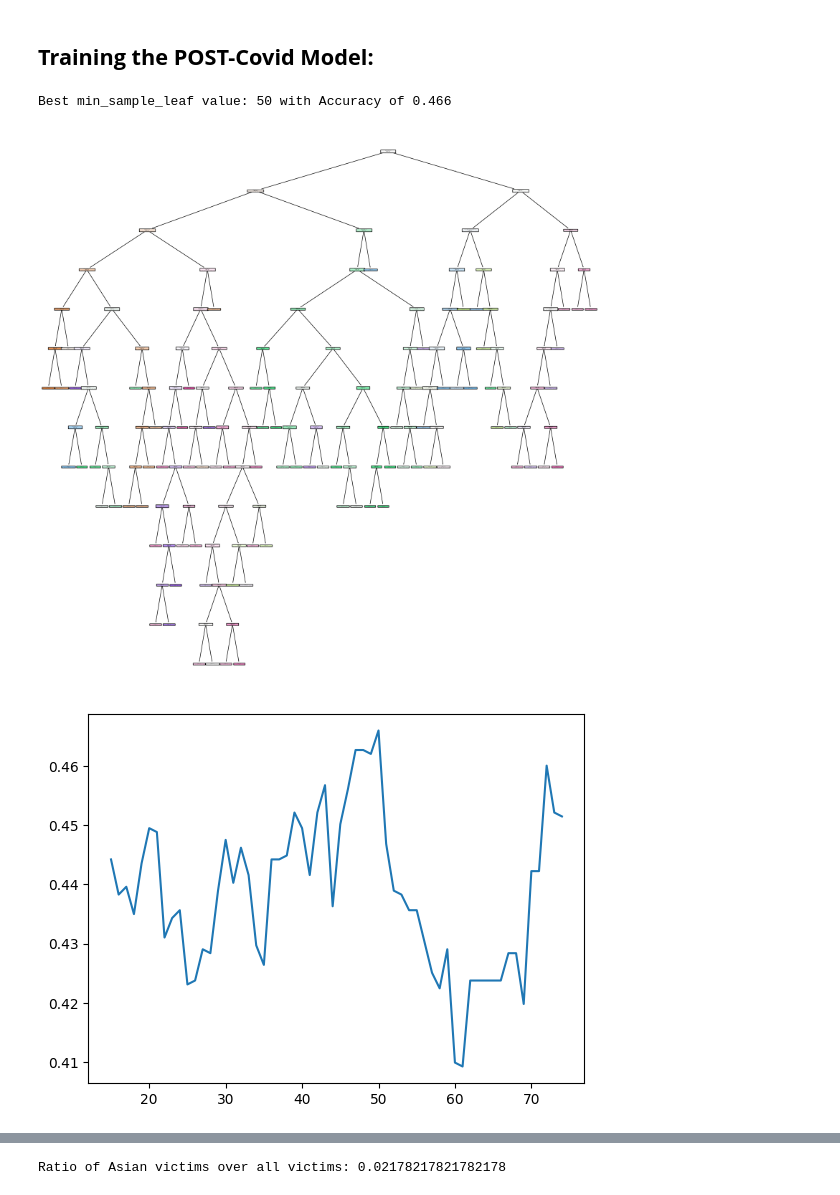
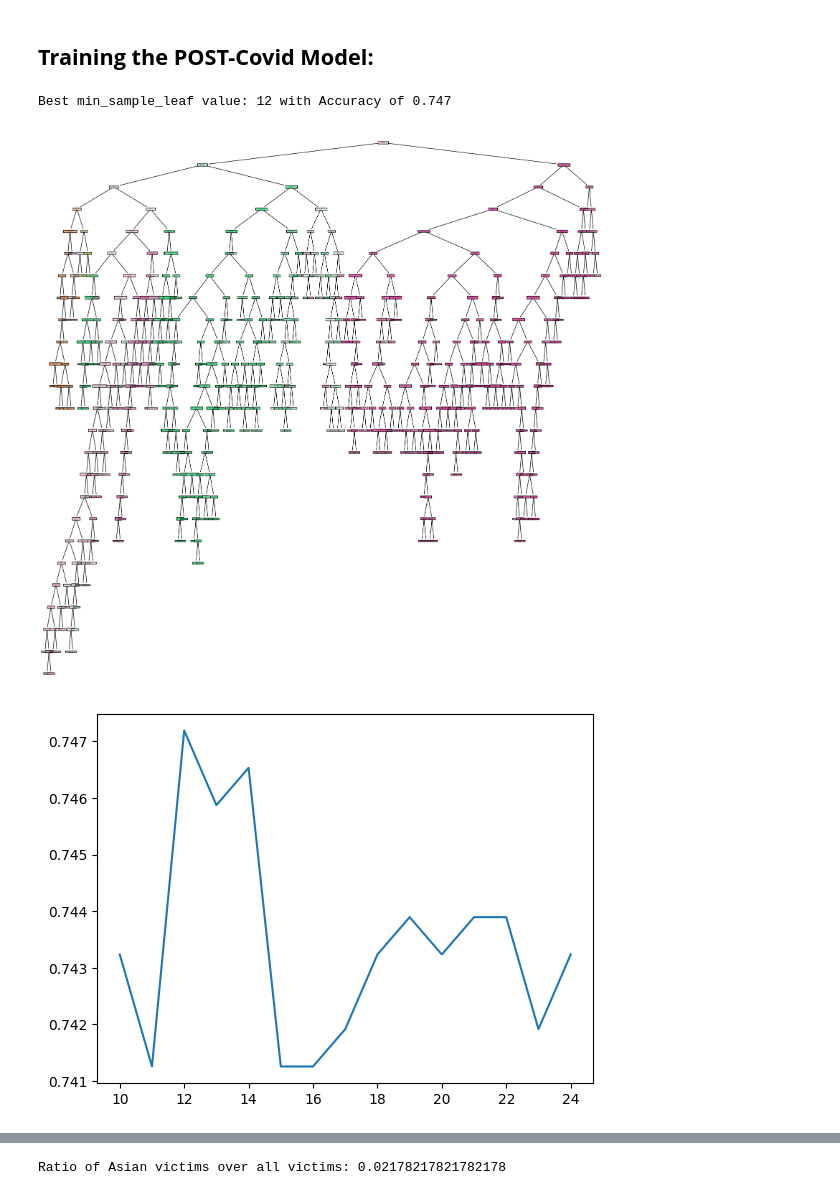
Before and after one commit to RyanErm/mlproject, a Jupyter notebook: Model.ipynb, the cells around one changed output, grey strips where cells are left out. Drawn from its saved outputs; the diff is of its cells as text; code cells hidden in the pictures.

```diff
--- a/Model.ipynb
+++ b/Model.ipynb
@@ -142,10 +142,10 @@ from sklearn.metrics import accuracy_score
 
 
 acc_list = []
-leaf_values = list(range(10, 75))
+leaf_values = list(range(10, 25))
 
 for leaf in leaf_values:
-    model = DecisionTreeClassifier(min_samples_leaf=leaf, random_state=42, class_weight='balanced')
+    model = DecisionTreeClassifier(min_samples_leaf=leaf, random_state=440)
     model.fit(X_train_pre, Y_train_pre)
     y_hat = model.predict(X_test_post)
     acc = accuracy_score(Y_test_post, y_hat)
@@ -155,7 +155,7 @@ best_leaf = leaf_values[acc_list.index(max(acc_list))]
 best_acc = max(acc_list)
 
 
-model = DecisionTreeClassifier(min_samples_leaf=best_leaf, random_state=42, class_weight='balanced')
+model = DecisionTreeClassifier(min_samples_leaf=best_leaf, random_state=440)
 model.fit(X_train_pre, Y_train_pre)
 y_hat = model.predict(X_test_post)
 
@@ -352,43 +351,43 @@ from sklearn.metrics import accuracy_score
 
 
 
 from sklearn.metrics import accuracy_score
 
 acc_list_post = []
-leaf_values = list(range(15, 75))
+leaf_values = list(range(10, 25))
 
 for leaf in leaf_values:
-    model_post = DecisionTreeClassifier(min_samples_leaf=leaf, random_state=42, class_weight='balanced')
+    model_post = DecisionTreeClassifier(min_samples_leaf=leaf, random_state=440)
     model_post.fit(X_train_post, Y_train_post)
     y_hat_post = model_post.predict(X_test_post)
     acc_post = accuracy_score(Y_test_post, y_hat_post)
     acc_list_post.append(acc_post)
 
 best_leaf_post = leaf_values[acc_list_post.index(max(acc_list_post))]
 best_acc_post = max(acc_list_post)
 
-model_post = DecisionTreeClassifier(min_samples_leaf=best_leaf_post, random_state=42, class_weight='balanced')
+model_post = DecisionTreeClassifier(min_samples_leaf=best_leaf_post, random_state=440)
 model_post.fit(X_train_post, Y_train_post)
 y_hat_post = model_post.predict(X_test_post)
 
 
 df_test_post = df_post_covid.loc[X_test_post.index].copy()
 df_test_post['Predicted'] = y_hat_post
 df_test_post = df_test_post.reset_index(drop=True)
 
 print(f'Best min_sample_leaf value: {best_leaf_post} with Accuracy of {best_acc_post:.3f}')
 
 plt.figure(figsize=(20, 20))
 plot_tree(model_post, filled=True, feature_names=model_post.feature_names_in_)
 plt.show()
 # %% [output]
-Best min_sample_leaf value: 50 with Accuracy of 0.466
+Best min_sample_leaf value: 12 with Accuracy of 0.747
-[figure, old version]
+[figure, new version]
 # %%
 plt.plot(leaf_values, acc_list_post)
 plt.show()
 # %% [output]
-[figure, old version]
+[figure, new version]
 # %%
 for i in range(10):
     print(f"Predicted: {y_hat_post[i]} | Actual: {Y_test_post.iloc[i]}")
```
Also changed, not shown: parts of 22 cells of this notebook.
